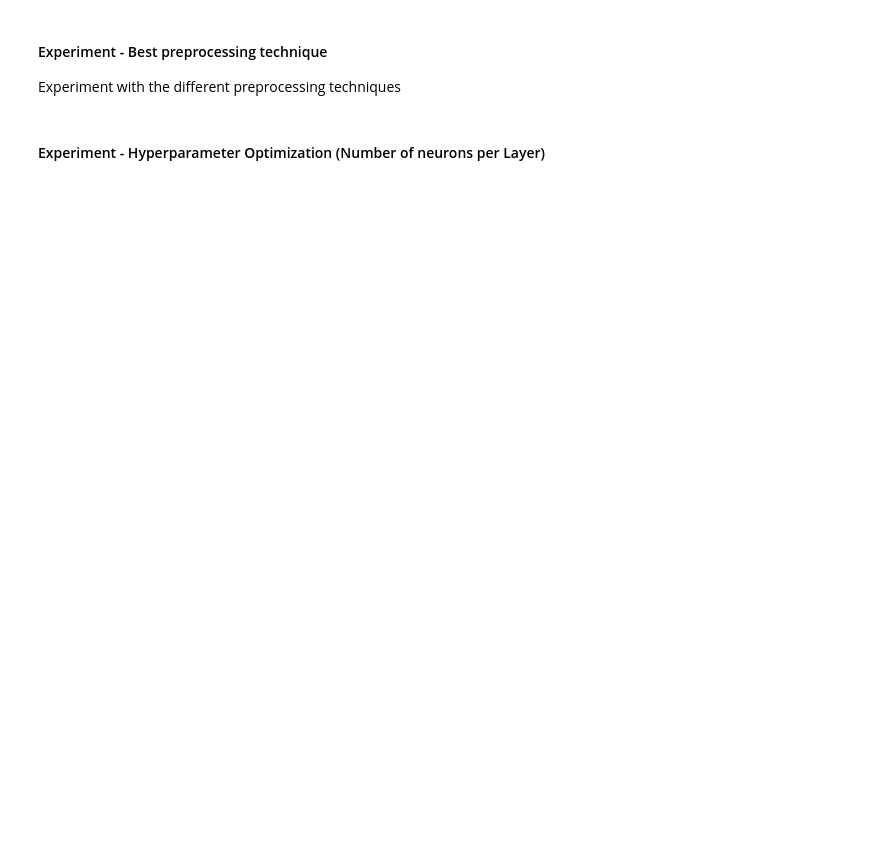
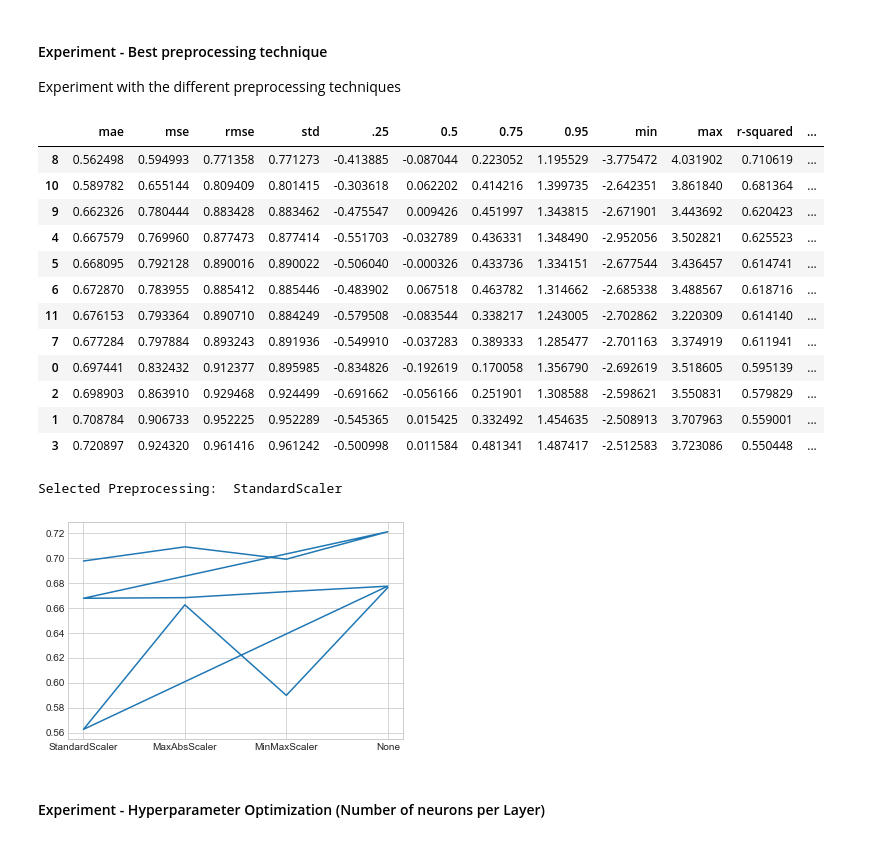
Before and after one commit to rui-pedro-porfirio/IndoorApp, a Jupyter notebook: Server/Notebooks/PROXIMITY/Regression/MLP/BLEProximityRegressorMLPExperiment.ipynb, the cells around one changed output. Saved outputs shown, nothing was run; the diff lists cells and outputs as text; code cells hidden in the pictures; blank space fills up the shorter version.

```diff
--- a/Server/Notebooks/PROXIMITY/Regression/MLP/BLEProximityRegressorMLPExperiment.ipynb
+++ b/Server/Notebooks/PROXIMITY/Regression/MLP/BLEProximityRegressorMLPExperiment.ipynb
@@ -687,7 +687,7 @@ plt.show()
 ### Initialize Hyperparameters for tunning
 # %%
 #Preprocessing options
-scaler = [StandardScaler(),MaxAbsScaler(),MinMaxScaler(),None]
+scaler_list = [StandardScaler(),MaxAbsScaler(),MinMaxScaler(),None]
 # Batch size of samples
 batch_size = [10, 20, 40, 60, 80, 100]
 # Epochs
@@ -1133,35 +1144,51 @@ for scannedType in types:
     else:
         trainX_data = combination_features_X
         dim = 2
-    for preprocess in scaler:
+    for preprocess in scaler_list:
         if selected_method == 'LOO':
             cv = LeaveOneGroupOut()
             splited = cv.split(trainX_data,train_Y.ravel(),groups=train_Y.ravel())
             loo = compute_MLP_Regressor(flag = 0,testX_data=trainX_data,dim=dim,epochs=25,testY_data=train_Y,
                                         scaler=preprocess,cross_validation = splited)
         elif selected_method =='Stratified K-Fold':
             skf = StratifiedKFold(n_splits=selected_fold)
             splited = skf.split(trainX_data,default_groups)
             result = compute_MLP_Regressor(flag = 0,testX_data=trainX_data,dim=dim,epochs=25,
                                            testY_data=train_Y,scaler=preprocess,cross_validation = splited)
         else:
             X_train_split, X_test_split, y_train_split, y_test_split = train_test_split(trainX_data,train_Y, test_size = 0.3, random_state = 42,stratify=default_groups)
             result = compute_MLP_Regressor(dim=dim,epochs=25,trainX_data=X_train_split,trainY_data=y_train_split,testX_data=X_test_split,testY_data=y_test_split,
                                            scaler=preprocess)
         if(preprocess is None):
             regex = 'None'
         else:
             regex = re.search('(\w+)\(',str(preprocess)).group(1)
         result.append(regex)
         result.append(preprocess)
         result.append(scannedType)
         results.append(result)
 statistics = pd.DataFrame(columns=statistical_cols,data=results)
 display(statistics.sort_values(by=['mae']))
 plt.plot(statistics['preprocessing'],statistics['mae'])
 selected_preprocessing = statistics.sort_values(by=['mae'])['preprocessing'].head(1).values[0]
 selected_preprocesssing_func = statistics.sort_values(by=['mae'])['preprocessingFunc'].head(1).values[0]
 print("Selected Preprocessing: ",selected_preprocessing)
+# %% [output]
+|  | mae | mse | rmse | std | .25 | 0.5 | 0.75 | 0.95 | min | max | r-squared | ... |
+| 8 | 0.562498 | 0.594993 | 0.771358 | 0.771273 | -0.413885 | -0.087044 | 0.223052 | 1.195529 | -3.775472 | 4.031902 | 0.710619 | ... |
+| 10 | 0.589782 | 0.655144 | 0.809409 | 0.801415 | -0.303618 | 0.062202 | 0.414216 | 1.399735 | -2.642351 | 3.861840 | 0.681364 | ... |
+| 9 | 0.662326 | 0.780444 | 0.883428 | 0.883462 | -0.475547 | 0.009426 | 0.451997 | 1.343815 | -2.671901 | 3.443692 | 0.620423 | ... |
+| 4 | 0.667579 | 0.769960 | 0.877473 | 0.877414 | -0.551703 | -0.032789 | 0.436331 | 1.348490 | -2.952056 | 3.502821 | 0.625523 | ... |
+| 5 | 0.668095 | 0.792128 | 0.890016 | 0.890022 | -0.506040 | -0.000326 | 0.433736 | 1.334151 | -2.677544 | 3.436457 | 0.614741 | ... |
+| 6 | 0.672870 | 0.783955 | 0.885412 | 0.885446 | -0.483902 | 0.067518 | 0.463782 | 1.314662 | -2.685338 | 3.488567 | 0.618716 | ... |
+| 11 | 0.676153 | 0.793364 | 0.890710 | 0.884249 | -0.579508 | -0.083544 | 0.338217 | 1.243005 | -2.702862 | 3.220309 | 0.614140 | ... |
+| 7 | 0.677284 | 0.797884 | 0.893243 | 0.891936 | -0.549910 | -0.037283 | 0.389333 | 1.285477 | -2.701163 | 3.374919 | 0.611941 | ... |
+| 0 | 0.697441 | 0.832432 | 0.912377 | 0.895985 | -0.834826 | -0.192619 | 0.170058 | 1.356790 | -2.692619 | 3.518605 | 0.595139 | ... |
+| 2 | 0.698903 | 0.863910 | 0.929468 | 0.924499 | -0.691662 | -0.056166 | 0.251901 | 1.308588 | -2.598621 | 3.550831 | 0.579829 | ... |
+| 1 | 0.708784 | 0.906733 | 0.952225 | 0.952289 | -0.545365 | 0.015425 | 0.332492 | 1.454635 | -2.508913 | 3.707963 | 0.559001 | ... |
+| 3 | 0.720897 | 0.924320 | 0.961416 | 0.961242 | -0.500998 | 0.011584 | 0.481341 | 1.487417 | -2.512583 | 3.723086 | 0.550448 | ... |
+Selected Preprocessing:  StandardScaler
+[figure, added]
 # %% [markdown]
 #### Experiment - Hyperparameter Optimization (Number of neurons per Layer)
 # %%
```
Also changed, not shown: parts of 5 cells of this notebook, 36 other files.
